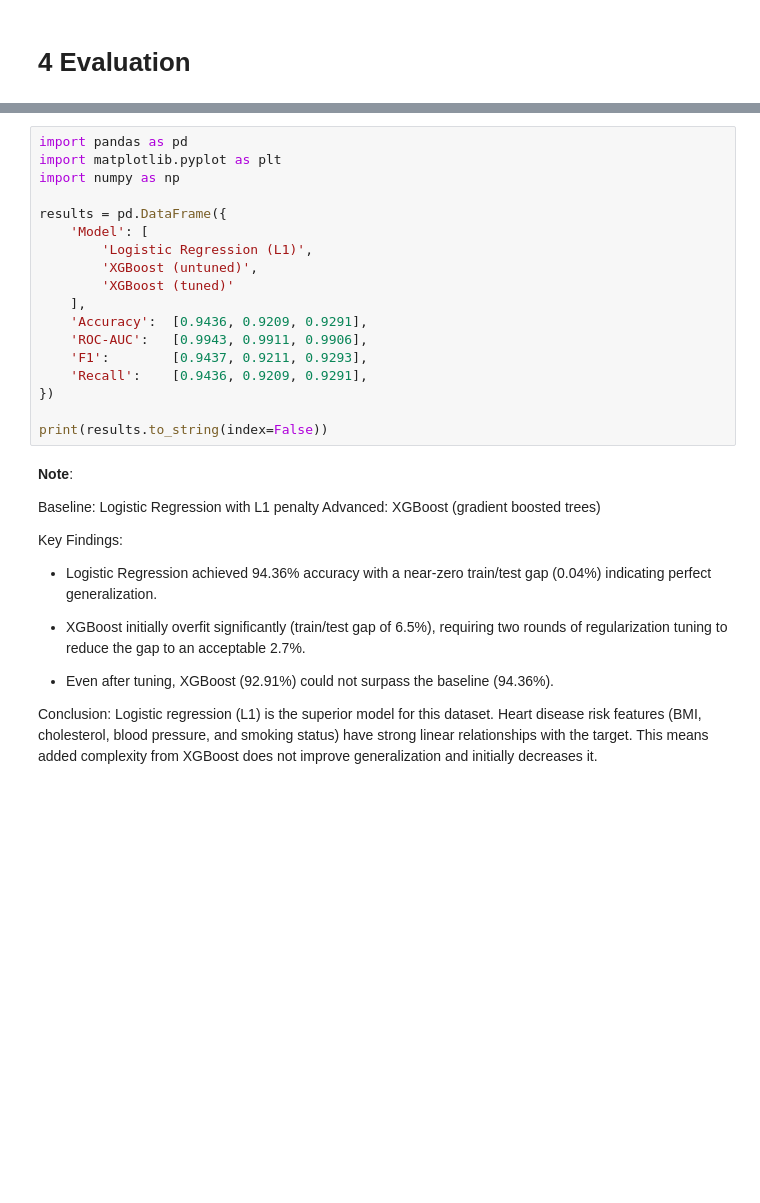
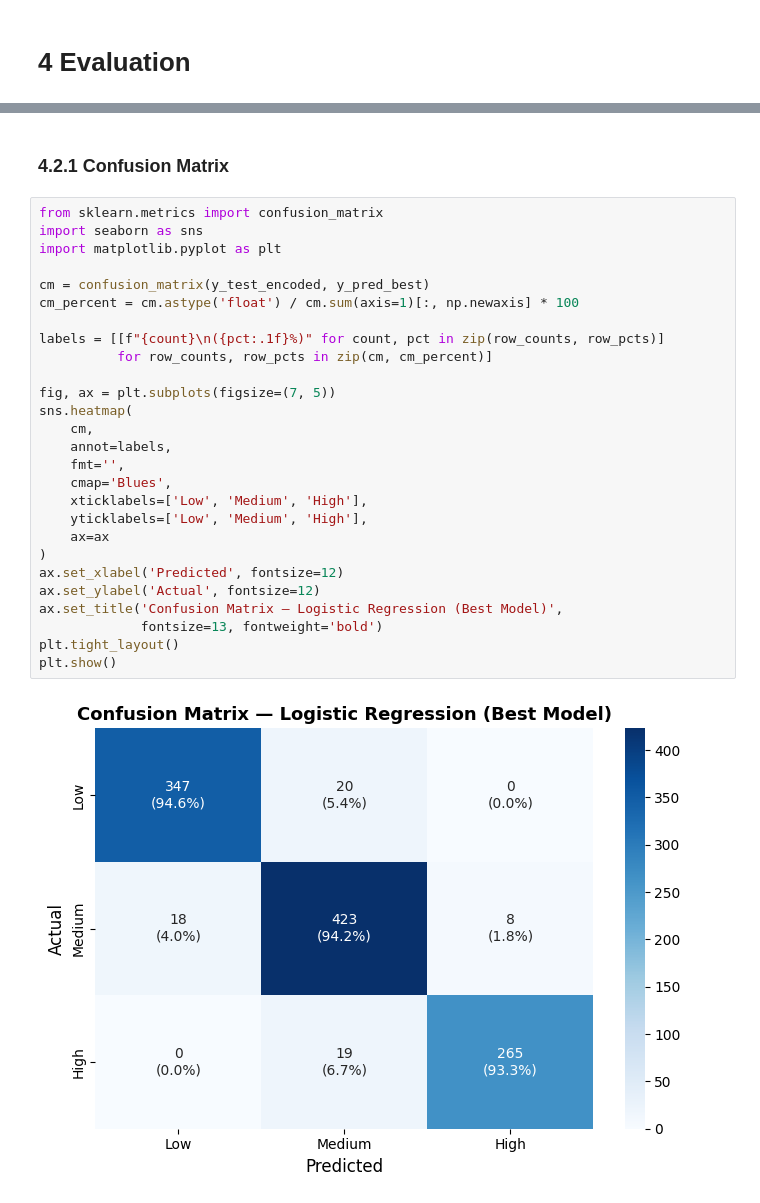
Before and after one commit to maxhaus31/Machine_Learning_HeartDiseaseDetection, a Jupyter notebook: 02_FeatureEngineering_and_Exploration.ipynb, the cells around one changed output, grey strips where cells are left out. Cells and saved outputs as stored; diff of their text form; blank space fills up the shorter version.

```diff
--- a/02_FeatureEngineering_and_Exploration.ipynb
+++ b/02_FeatureEngineering_and_Exploration.ipynb
@@ -598,34 +586,31 @@ print("Test Accuracy: ", accuracy_score(y_test_encoded, y_pred_tuned))
-# %%
-import pandas as pd
-import matplotlib.pyplot as plt
-import numpy as np
-
-results = pd.DataFrame({
-    'Model': [
-        'Logistic Regression (L1)',
-        'XGBoost (untuned)',
-        'XGBoost (tuned)'
-    ],
-    'Accuracy':  [0.9436, 0.9209, 0.9291],
-    'ROC-AUC':   [0.9943, 0.9911, 0.9906],
-    'F1':        [0.9437, 0.9211, 0.9293],
-    'Recall':    [0.9436, 0.9209, 0.9291],
-})
-
-print(results.to_string(index=False))
-# %% [markdown]
-**Note**:
-
-Baseline: Logistic Regression with L1 penalty
-Advanced: XGBoost (gradient boosted trees)
-
-Key Findings:
-- Logistic Regression achieved 94.36% accuracy with a near-zero train/test gap (0.04%) indicating perfect generalization.
-
-- XGBoost initially overfit significantly (train/test gap of 6.5%), requiring two rounds of regularization tuning to reduce
-  the gap to an acceptable 2.7%.
-
-- Even after tuning, XGBoost (92.91%) could not surpass the baseline (94.36%).
-
-Conclusion:
-Logistic regression (L1) is the superior model for this dataset. Heart disease risk features (BMI, cholesterol, blood pressure, and smoking status) have strong linear relationships with the target. This means added complexity from XGBoost does not improve generalization and initially decreases it.
+# %% [markdown]
+### 4.2.1 Confusion Matrix
+# %%
+from sklearn.metrics import confusion_matrix
+import seaborn as sns
+import matplotlib.pyplot as plt
+
+cm = confusion_matrix(y_test_encoded, y_pred_best)
+cm_percent = cm.astype('float') / cm.sum(axis=1)[:, np.newaxis] * 100
+
+labels = [[f"{count}\n({pct:.1f}%)" for count, pct in zip(row_counts, row_pcts)]
+          for row_counts, row_pcts in zip(cm, cm_percent)]
+
+fig, ax = plt.subplots(figsize=(7, 5))
+sns.heatmap(
+    cm,
+    annot=labels,
+    fmt='',
+    cmap='Blues',
+    xticklabels=['Low', 'Medium', 'High'],
+    yticklabels=['Low', 'Medium', 'High'],
+    ax=ax
+)
+ax.set_xlabel('Predicted', fontsize=12)
+ax.set_ylabel('Actual', fontsize=12)
+ax.set_title('Confusion Matrix — Logistic Regression (Best Model)',
+             fontsize=13, fontweight='bold')
+plt.tight_layout()
+plt.show()
+# %% [output]
+[figure, added]
```
Also changed, not shown: parts of 26 cells of this notebook.
